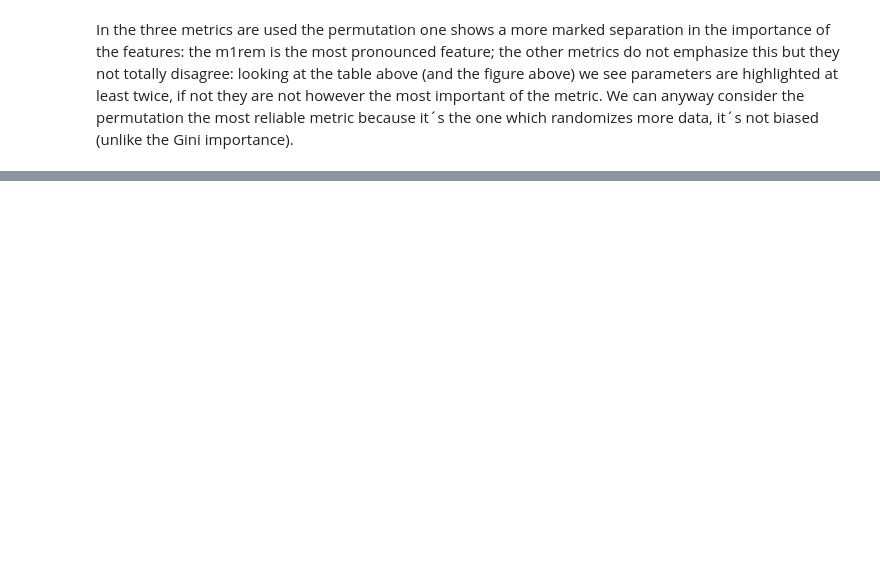
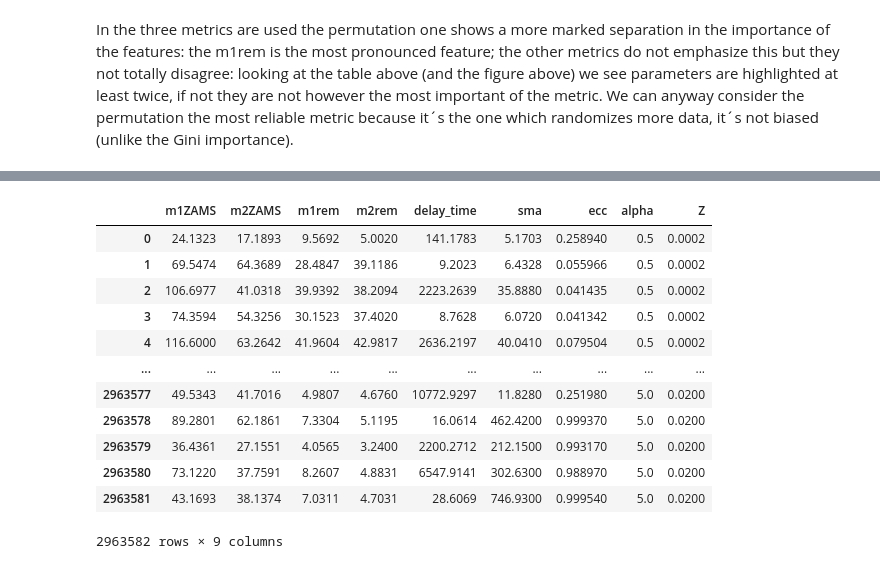
Before and after one commit to Giacomo-Menegatti/AstroLab, a Jupyter notebook: AstroLab_noisy.ipynb, the cells around one changed output, grey strips where cells are left out. Cells and saved outputs as stored; diff of their text form; code cells hidden in the pictures; blank space fills up the shorter version.

```diff
--- a/AstroLab_noisy.ipynb
+++ b/AstroLab_noisy.ipynb
@@ -367,0 +455,17 @@ We can anyway consider the permutation the most reliable metric because it´s th
+# %%
+data_reduced = data[["m1ZAMS", "m2ZAMS", "m1rem", "m2rem", "delay_time", "sma", "ecc", "alpha", "Z"]]
+data_reduced
+# %% [output]
+|  | m1ZAMS | m2ZAMS | m1rem | m2rem | delay_time | sma | ecc | alpha | Z |
+| 0 | 24.1323 | 17.1893 | 9.5692 | 5.0020 | 141.1783 | 5.1703 | 0.258940 | 0.5 | 0.0002 |
+| 1 | 69.5474 | 64.3689 | 28.4847 | 39.1186 | 9.2023 | 6.4328 | 0.055966 | 0.5 | 0.0002 |
+| 2 | 106.6977 | 41.0318 | 39.9392 | 38.2094 | 2223.2639 | 35.8880 | 0.041435 | 0.5 | 0.0002 |
+| 3 | 74.3594 | 54.3256 | 30.1523 | 37.4020 | 8.7628 | 6.0720 | 0.041342 | 0.5 | 0.0002 |
+| 4 | 116.6000 | 63.2642 | 41.9604 | 42.9817 | 2636.2197 | 40.0410 | 0.079504 | 0.5 | 0.0002 |
+| ... | ... | ... | ... | ... | ... | ... | ... | ... | ... |
+| 2963577 | 49.5343 | 41.7016 | 4.9807 | 4.6760 | 10772.9297 | 11.8280 | 0.251980 | 5.0 | 0.0200 |
+| 2963578 | 89.2801 | 62.1861 | 7.3304 | 5.1195 | 16.0614 | 462.4200 | 0.999370 | 5.0 | 0.0200 |
+| 2963579 | 36.4361 | 27.1551 | 4.0565 | 3.2400 | 2200.2712 | 212.1500 | 0.993170 | 5.0 | 0.0200 |
+| 2963580 | 73.1220 | 37.7591 | 8.2607 | 4.8831 | 6547.9141 | 302.6300 | 0.988970 | 5.0 | 0.0200 |
+| 2963581 | 43.1693 | 38.1374 | 7.0311 | 4.7031 | 28.6069 | 746.9300 | 0.999540 | 5.0 | 0.0200 |
+2963582 rows × 9 columns
```
Also changed, not shown: parts of 27 cells of this notebook.
